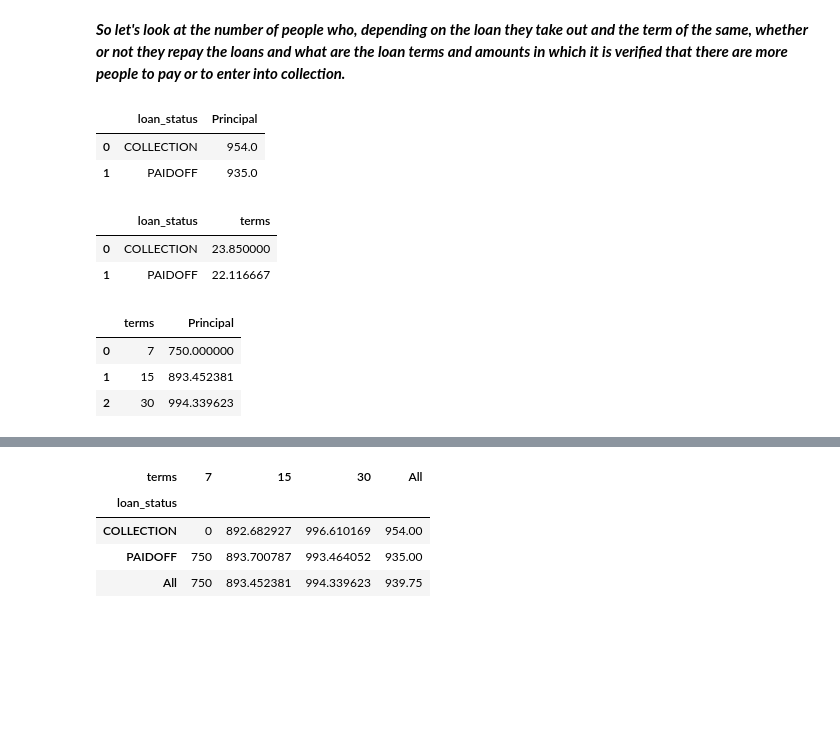
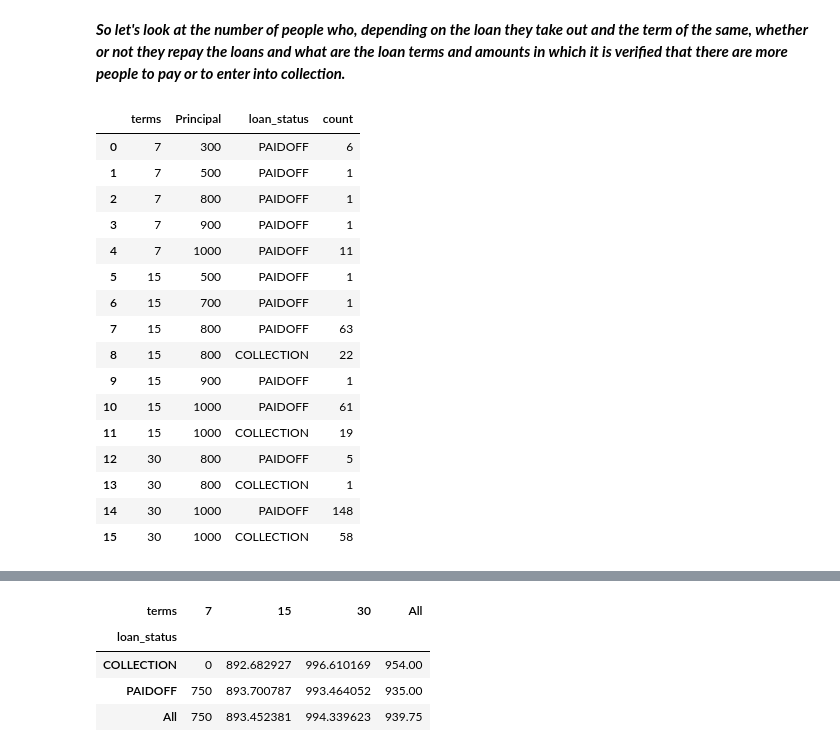
Before and after one commit to ThatPoter/Bank-Loan-Classifier, a Jupyter notebook: LoansStatusClassification(v1).ipynb, the cells around one changed output, grey strips where cells are left out. Drawn from its saved outputs; the diff is of its cells as text; code cells hidden in the pictures; blank space fills up the shorter version.

```diff
--- a/LoansStatusClassification(v1).ipynb
+++ b/LoansStatusClassification(v1).ipynb
@@ -247,22 +239,24 @@ plt.show()
 ***Through these observations below, we have already been able to observe a more concise correlation and that people who usually ask for loans with shorter terms and lower amounts tend to pay more on time.***
 # %% [markdown]
 ***So let's look at the number of people who, depending on the loan they take out and the term of the same, whether or not they repay the loans and what are the loan terms and amounts in which it is verified that there are more people to pay or to enter into collection.***
-# %%
-df[["loan_status", "Principal"]].groupby(["loan_status"], as_index=False).mean()
-# %% [output]
-|  | loan_status | Principal |
-| 0 | COLLECTION | 954.0 |
-| 1 | PAIDOFF | 935.0 |
-# %%
-df[["loan_status", "terms"]].groupby(["loan_status"], as_index=False).mean()
-# %% [output]
-|  | loan_status | terms |
-| 0 | COLLECTION | 23.850000 |
-| 1 | PAIDOFF | 22.116667 |
-# %%
-df[["terms", "Principal"]].groupby(["terms"], as_index=False).mean()
-# %% [output]
-|  | terms | Principal |
-| 0 | 7 | 750.000000 |
-| 1 | 15 | 893.452381 |
-| 2 | 30 | 994.339623 |
+# %%
+#
+df.groupby(["terms", "Principal"], as_index=False)["loan_status"].value_counts(sort=True)
+# %% [output]
+|  | terms | Principal | loan_status | count |
+| 0 | 7 | 300 | PAIDOFF | 6 |
+| 1 | 7 | 500 | PAIDOFF | 1 |
+| 2 | 7 | 800 | PAIDOFF | 1 |
+| 3 | 7 | 900 | PAIDOFF | 1 |
+| 4 | 7 | 1000 | PAIDOFF | 11 |
+| 5 | 15 | 500 | PAIDOFF | 1 |
+| 6 | 15 | 700 | PAIDOFF | 1 |
+| 7 | 15 | 800 | PAIDOFF | 63 |
+| 8 | 15 | 800 | COLLECTION | 22 |
+| 9 | 15 | 900 | PAIDOFF | 1 |
+| 10 | 15 | 1000 | PAIDOFF | 61 |
+| 11 | 15 | 1000 | COLLECTION | 19 |
+| 12 | 30 | 800 | PAIDOFF | 5 |
+| 13 | 30 | 800 | COLLECTION | 1 |
+| 14 | 30 | 1000 | PAIDOFF | 148 |
+| 15 | 30 | 1000 | COLLECTION | 58 |
```
Also changed, not shown: parts of 10 cells of this notebook.
